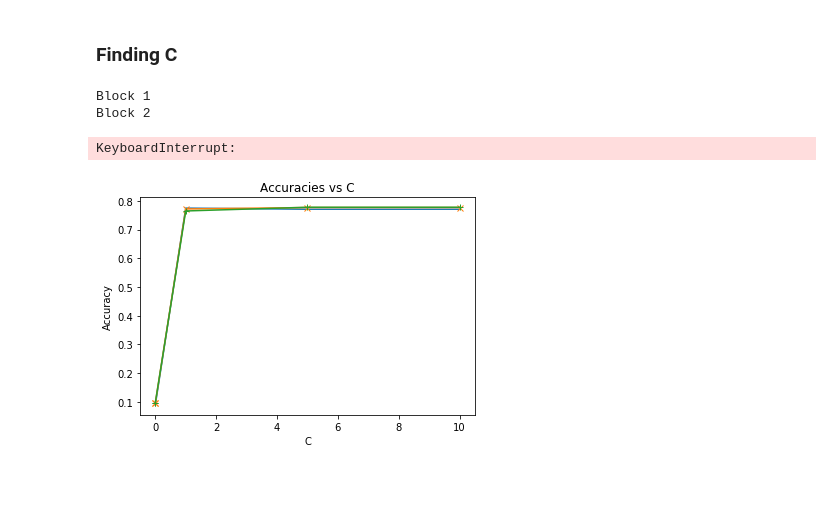
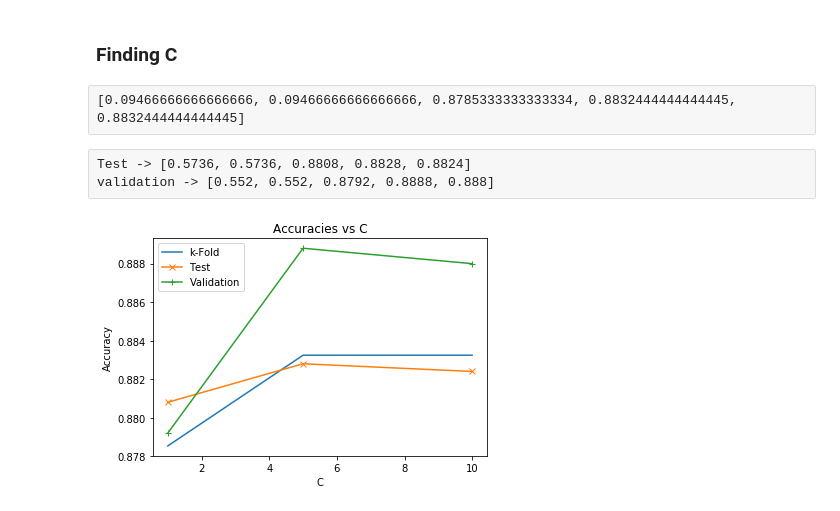
Before and after one commit to Dhull442/NaiveBayes-SVM, a Jupyter notebook: Question2.ipynb, the cells around one changed output. Saved outputs shown, nothing was run; the diff lists cells and outputs as text; code cells hidden in the pictures; blank space fills up the shorter version.

```diff
--- a/Question2.ipynb
+++ b/Question2.ipynb
@@ -542,11 +533,3 @@ LIM = 5000
-# %%
-allX = AX[0:LIM]
-Y = AY[0:LIM]
-# %%
-tX = tdata[0:LIM,0:784]/255.0
-tY = tdata[0:LIM,-1]
-vX = vdata[:,0:784]/255.0
-vY = vdata[:,-1]
 # %%
 # K-cross validation
 # assuming data is already shuffled
@@ -556,7 +539,7 @@ Accuracies=[]
 st = time.time()
 for c in Cs:
     correct = 0
-    clf = multiclass.OneVsOneClassifier(svm.SVC(kernel='rbf',C=c,gamma=0.05))
+    clf = svm.SVC(kernel='rbf',C=c,gamma=0.05)
     # Treat i-th block as validation set
     for i in range(0,k):
         print("Block "+str(i+1))
@@ -566,20 +549,19 @@ for c in Cs:
         R = clf.predict(allX[i*BS:(i+1)*BS])
         y = Y[i*BS:(i+1)*BS]
         correct += len(np.where(R==y)[0])
+        print(time.time() - st)
     Accuracy = float(correct)/float(len(allX))
     Accuracies.append(Accuracy)
     print("C: "+str(c)+", " + "Average Validation accuracy: "+str(Accuracy))
 print(Accuracies)
-# %% [output]
-Block 1
-Block 2
-KeyboardInterrupt:
+# %% [raw]
+[0.09466666666666666, 0.09466666666666666, 0.8785333333333334, 0.8832444444444445, 0.8832444444444445]
 # %%
 # Test and Validation Accuracies
 TestAccuracies = []
 ValidationAccuracies = []
 for c in Cs:
-    clf = multiclass.OneVsOneClassifier(svm.SVC(kernel='rbf',C=c,gamma=0.05))
+    clf = svm.SVC(kernel='rbf',C=c,gamma=0.05)
     clf.fit(allX,Y)
     testCorrect = len(np.where(clf.predict(tX)==tY)[0])
     testAccuracy = float(testCorrect)/float(len(tY))
@@ -588,13 +570,17 @@ for c in Cs:
     validationAccuracy = float(validationCorrect)/float(len(vY))
     ValidationAccuracies.append(validationAccuracy)
     print("C: "+str(c)+", Test data Accuracy: "+str(testAccuracy)+", Validation data Accuracy: "+str(validationAccuracy))
+# %% [raw]
+Test -> [0.5736, 0.5736, 0.8808, 0.8828, 0.8824]
+validation -> [0.552, 0.552, 0.8792, 0.8888, 0.888]
 # %%
-plt.plot(Cs,Accuracies)
-plt.plot(Cs,TestAccuracies,marker='x')
-plt.plot(Cs,ValidationAccuracies,marker='+')
+plt.plot(Cs[2:],Accuracies[2:])
+plt.plot(Cs[2:],TestAccuracies[2:],marker='x')
+plt.plot(Cs[2:],ValidationAccuracies[2:],marker='+')
+plt.legend(['k-Fold','Test','Validation'])
 plt.title("Accuracies vs C")
 plt.xlabel("C")
 plt.ylabel("Accuracy")
-plt.savefig('Accuracies')
+plt.savefig('AccuraciesTop3.png')
 # %% [output]
-[figure, old version]
+[figure, new version]
```
Also changed, not shown: parts of 42 cells of this notebook, 6 other files.
